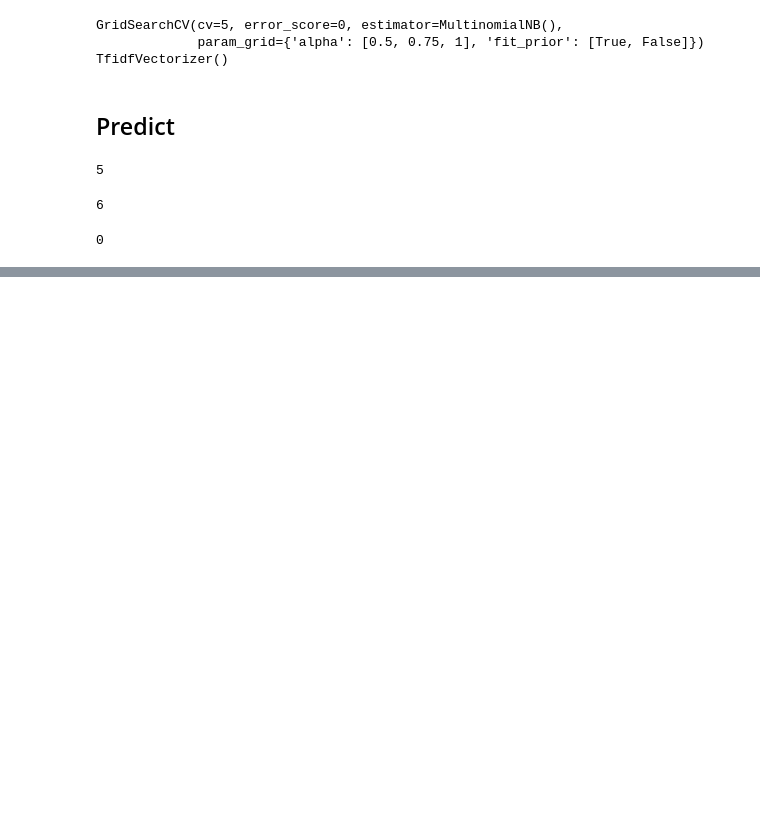
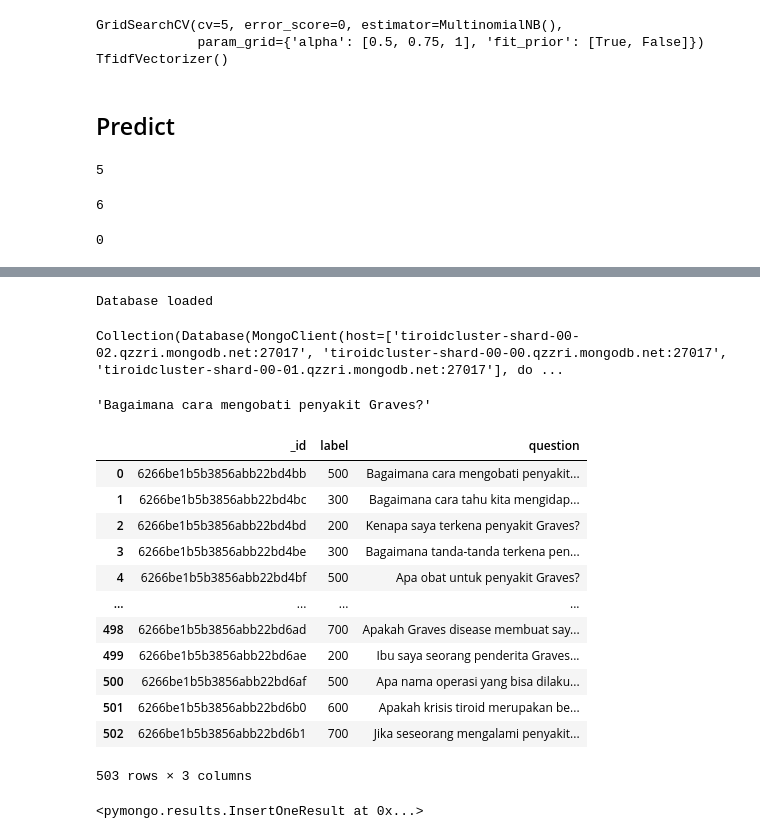
Before and after one commit to hollyyph/TiroidBot, a Jupyter notebook: IF5172_Experiment.ipynb, the cells around one changed output, grey strips where cells are left out. Saved outputs shown, nothing was run; the diff lists cells and outputs as text; code cells hidden in the pictures; blank space fills up the shorter version.

```diff
--- a/IF5172_Experiment.ipynb
+++ b/IF5172_Experiment.ipynb
@@ -431,0 +533,46 @@ pred[0]
+# %%
+import pymongo
+
+# Connect to mongoDB
+MONGODB_URI = "mongodb+srv://holly:if5172@tiroidcluster.qzzri.mongodb.net/tiroidDB?retryWrites=true&w=majority"
+client = pymongo.MongoClient(MONGODB_URI)
+db = client['tiroidDB']
+print("Database loaded")
+questions = db['questions']
+# %% [output]
+Database loaded
+# %%
+questions
+# %% [output]
+Collection(Database(MongoClient(host=['tiroidcluster-shard-00-02.qzzri.mongodb.net:27017', 'tiroidcluster-shard-00-00.qzzri.mongodb.net:27017', 'tiroidcluster-shard-00-01.qzzri.mongodb.net:27017'], do ...
+# %%
+questions.find_one({'label': 500})['question']
+# %% [output]
+'Bagaimana cara mengobati penyakit Graves?'
+# %%
+q = pd.DataFrame(list(questions.find()))
+# %%
+q
+# %% [output]
+|  | _id | label | question |
+| 0 | 6266be1b5b3856abb22bd4bb | 500 | Bagaimana cara mengobati penyakit... |
+| 1 | 6266be1b5b3856abb22bd4bc | 300 | Bagaimana cara tahu kita mengidap... |
+| 2 | 6266be1b5b3856abb22bd4bd | 200 | Kenapa saya terkena penyakit Graves? |
+| 3 | 6266be1b5b3856abb22bd4be | 300 | Bagaimana tanda-tanda terkena pen... |
+| 4 | 6266be1b5b3856abb22bd4bf | 500 | Apa obat untuk penyakit Graves? |
+| ... | ... | ... | ... |
+| 498 | 6266be1b5b3856abb22bd6ad | 700 | Apakah Graves disease membuat say... |
+| 499 | 6266be1b5b3856abb22bd6ae | 200 | Ibu saya seorang penderita Graves... |
+| 500 | 6266be1b5b3856abb22bd6af | 500 | Apa nama operasi yang bisa dilaku... |
+| 501 | 6266be1b5b3856abb22bd6b0 | 600 | Apakah krisis tiroid merupakan be... |
+| 502 | 6266be1b5b3856abb22bd6b1 | 700 | Jika seseorang mengalami penyakit... |
+503 rows × 3 columns
+# %%
+# Insert new question
+new_q = {
+    "label": 100,
+    "question": "pertanyaan dummy"
+}
+questions.insert_one(new_q)
+# %% [output]
+<pymongo.results.InsertOneResult at 0x...>
```
Also changed, not shown: parts of 11 cells of this notebook, 8 other files.
